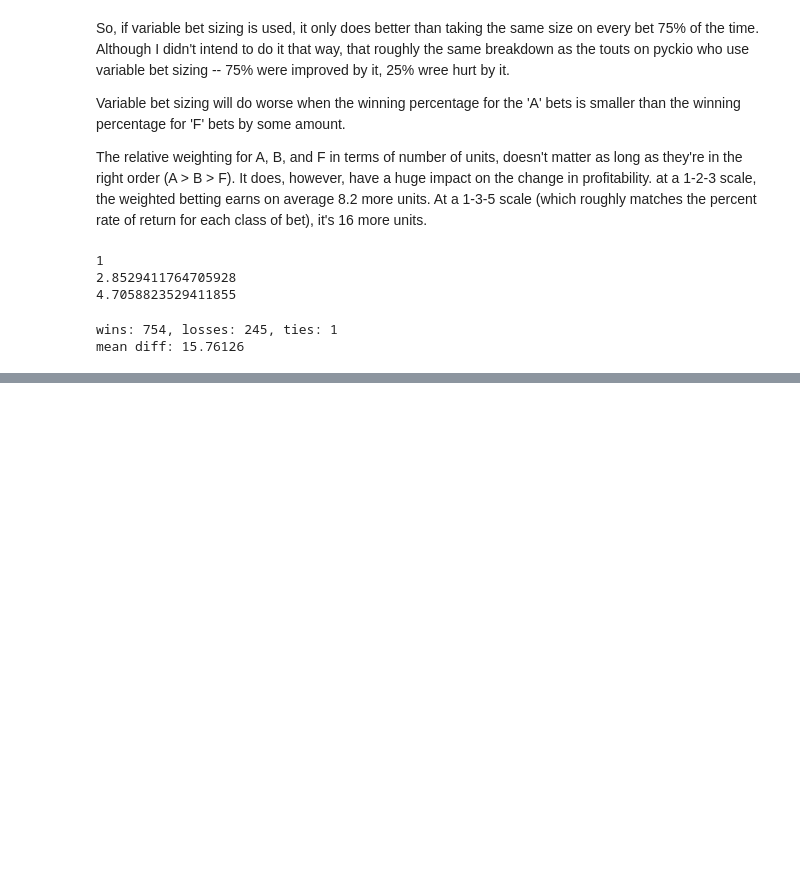
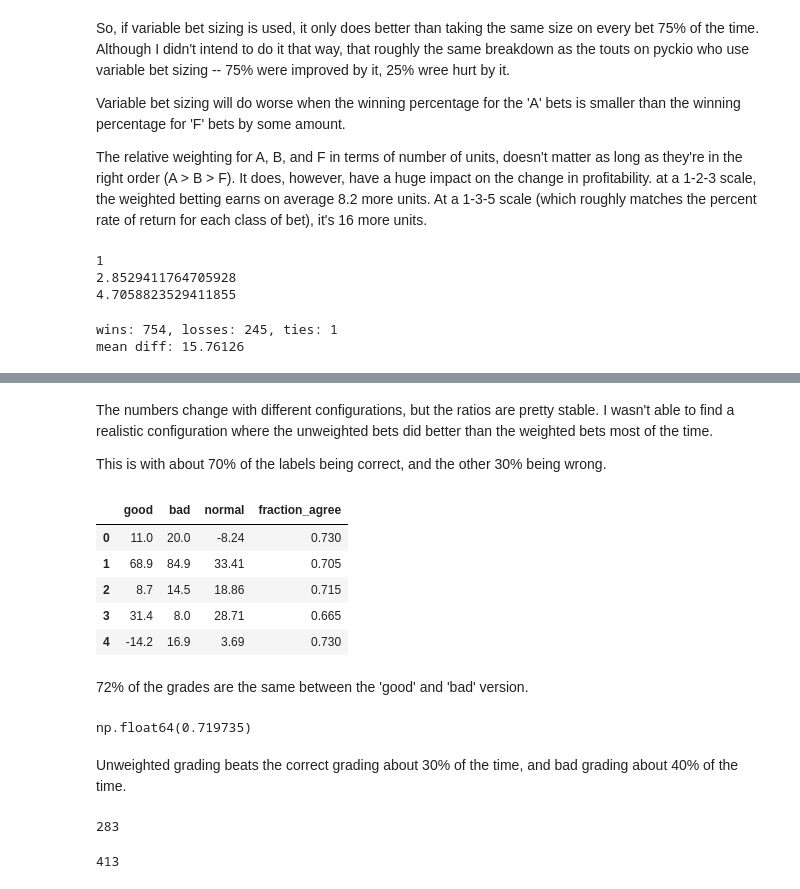
Before and after one commit to csdurfee/book, a Jupyter notebook: ep 7 TOUTS.ipynb, the cells around one changed output, grey strips where cells are left out. Saved outputs shown, nothing was run; the diff lists cells and outputs as text; code cells hidden in the pictures; blank space fills up the shorter version.

```diff
--- a/ep 7 TOUTS.ipynb
+++ b/ep 7 TOUTS.ipynb
@@ -554,0 +562,42 @@ scores
+# %% [markdown]
+The numbers change with different configurations, but the ratios are pretty stable. I wasn't able to find a realistic configuration where the unweighted bets did better than the weighted bets most of the time.
+
+This is with about 70% of the labels being correct, and the other 30% being wrong.
+# %%
+bg.thresholds = {
+    'A': .60,
+    'F': .54
+}
+bg.grade_frequencies = {
+    'A': .1,
+    'F': .9
+}
+bg.units_map = {
+    'A': 5,
+    'F': 1
+}
+scores2 = bg.test_some_grades(1000, 200, 150)
+scores2.head()
+# %% [output]
+|  | good | bad | normal | fraction_agree |
+| 0 | 11.0 | 20.0 | -8.24 | 0.730 |
+| 1 | 68.9 | 84.9 | 33.41 | 0.705 |
+| 2 | 8.7 | 14.5 | 18.86 | 0.715 |
+| 3 | 31.4 | 8.0 | 28.71 | 0.665 |
+| 4 | -14.2 | 16.9 | 3.69 | 0.730 |
+# %% [markdown]
+72% of the grades are the same between the 'good' and 'bad' version.
+# %%
+scores2.fraction_agree.mean()
+# %% [output]
+np.float64(0.719735)
+# %% [markdown]
+Unweighted grading beats the correct grading about 30% of the time, and bad grading about 40% of the time.
+# %%
+sum(scores2.normal > scores2.good)
+# %% [output]
+283
+# %%
+sum(scores2.normal > scores2.bad)
+# %% [output]
+413
```
Also changed, not shown: parts of 9 cells of this notebook.
